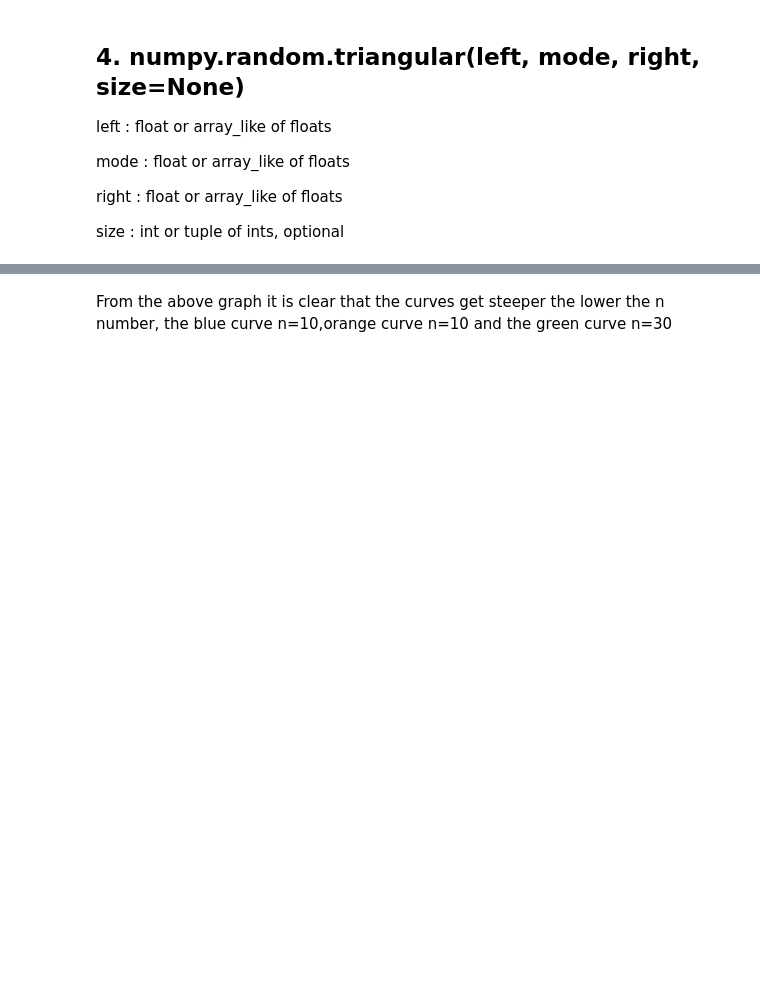
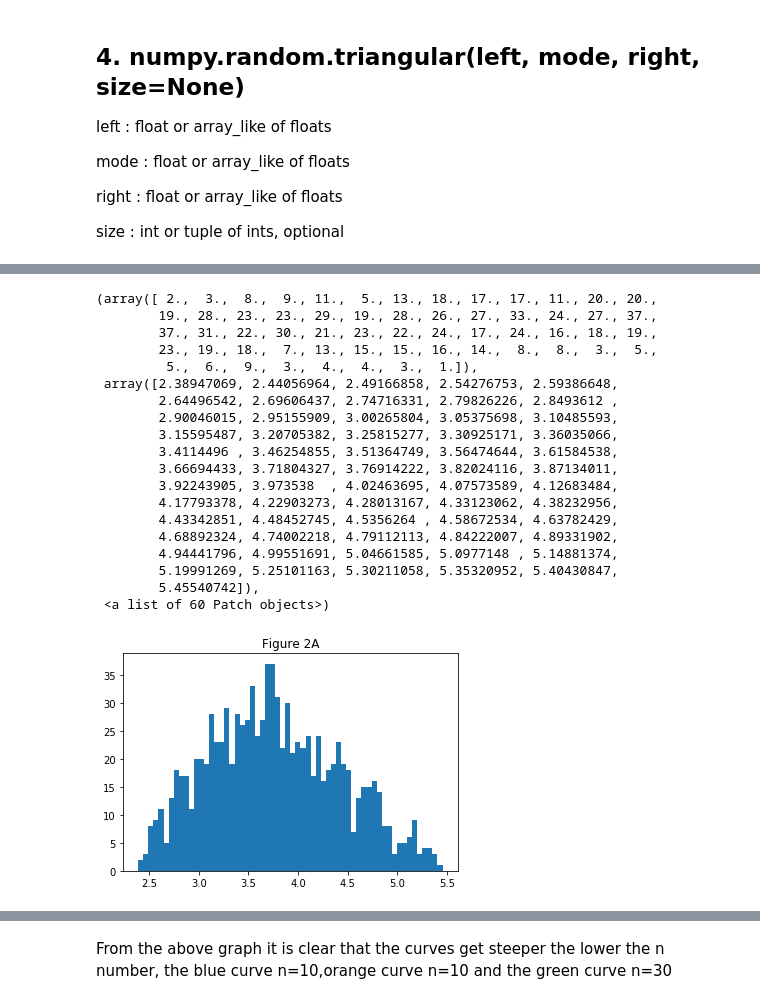
Before and after one commit to EoinStankard/DataAnalysis_Numpy_Assignment, a Jupyter notebook: Numpy-random-assignment.ipynb, the cells around one changed output, grey strips where cells are left out. Cells and saved outputs as stored; diff of their text form; code cells hidden in the pictures; blank space fills up the shorter version.

```diff
--- a/Numpy-random-assignment.ipynb
+++ b/Numpy-random-assignment.ipynb
@@ -606,0 +633,30 @@ sns.distplot(t)
+# %%
+l1 = 2.3 # left position
+m1 = 3.5 # mode (being the peak location of the triangle)
+r1 = 5.6 # Right position of the triangle
+size1 = 1000 #the larger the size the more accurate the triangle will be
+
+t1 = np.random.triangular(l1,m1,r1,size1)
+plt.title("Figure 2A")
+plt.hist(t1,bins = 60)
+# %% [output]
+(array([ 2.,  3.,  8.,  9., 11.,  5., 13., 18., 17., 17., 11., 20., 20.,
+        19., 28., 23., 23., 29., 19., 28., 26., 27., 33., 24., 27., 37.,
+        37., 31., 22., 30., 21., 23., 22., 24., 17., 24., 16., 18., 19.,
+        23., 19., 18.,  7., 13., 15., 15., 16., 14.,  8.,  8.,  3.,  5.,
+         5.,  6.,  9.,  3.,  4.,  4.,  3.,  1.]),
+ array([2.38947069, 2.44056964, 2.49166858, 2.54276753, 2.59386648,
+        2.64496542, 2.69606437, 2.74716331, 2.79826226, 2.8493612 ,
+        2.90046015, 2.95155909, 3.00265804, 3.05375698, 3.10485593,
+        3.15595487, 3.20705382, 3.25815277, 3.30925171, 3.36035066,
+        3.4114496 , 3.46254855, 3.51364749, 3.56474644, 3.61584538,
+        3.66694433, 3.71804327, 3.76914222, 3.82024116, 3.87134011,
+        3.92243905, 3.973538  , 4.02463695, 4.07573589, 4.12683484,
+        4.17793378, 4.22903273, 4.28013167, 4.33123062, 4.38232956,
+        4.43342851, 4.48452745, 4.5356264 , 4.58672534, 4.63782429,
+        4.68892324, 4.74002218, 4.79112113, 4.84222007, 4.89331902,
+        4.94441796, 4.99551691, 5.04661585, 5.0977148 , 5.14881374,
+        5.19991269, 5.25101163, 5.30211058, 5.35320952, 5.40430847,
+        5.45540742]),
+ <a list of 60 Patch objects>)
+[figure, added]
```
Also changed, not shown: parts of 60 cells of this notebook, 1 other file.
